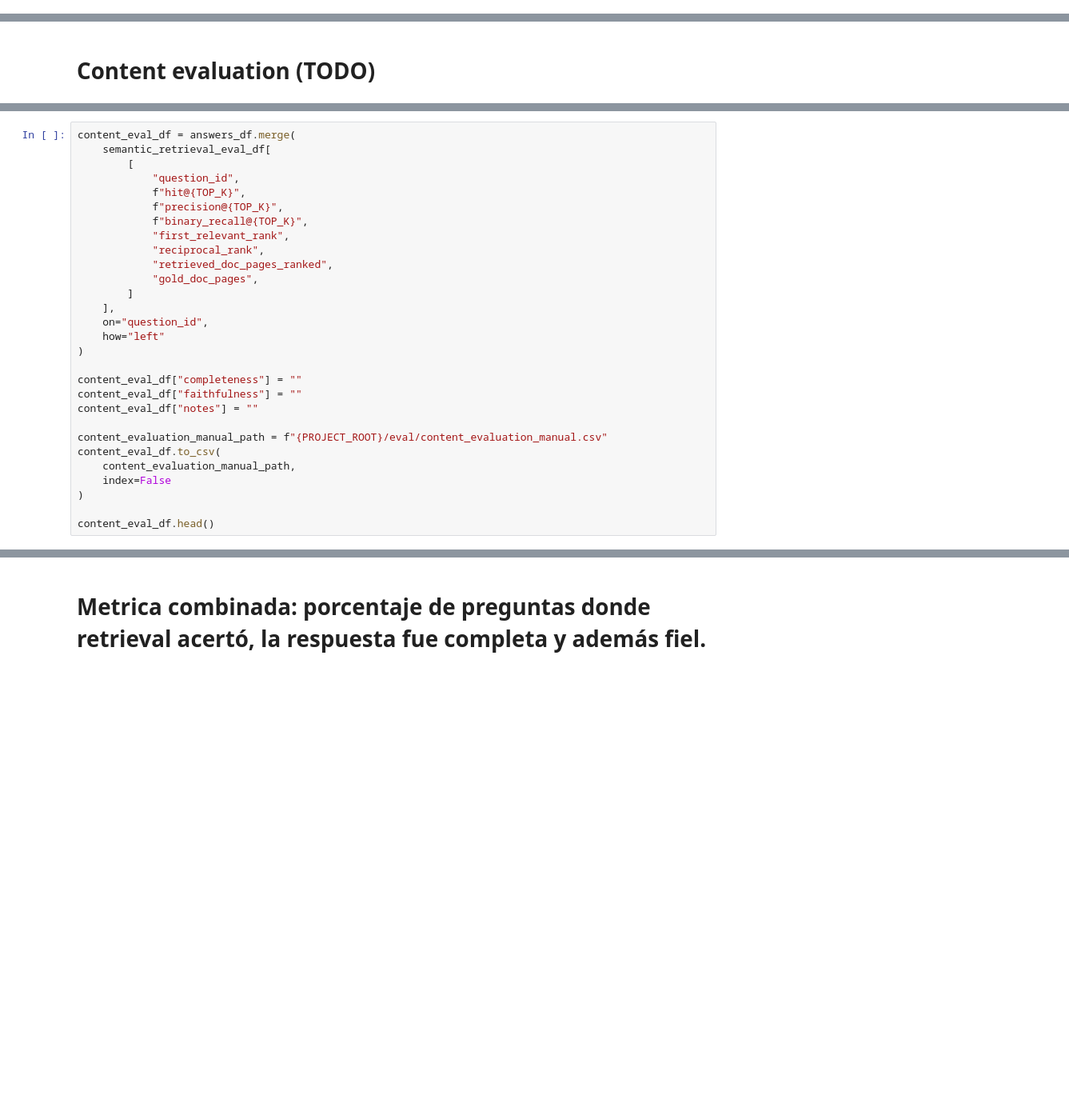
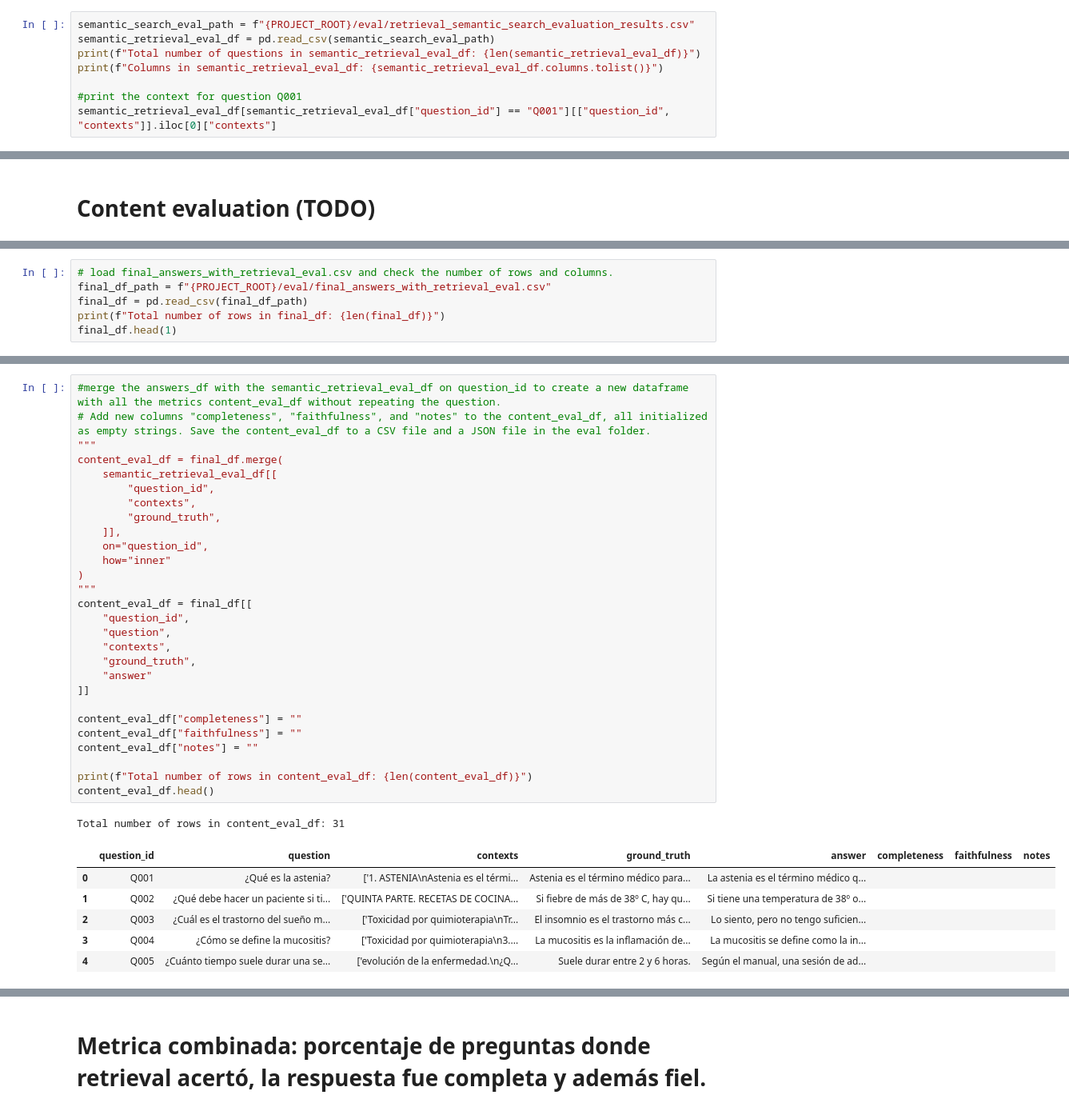
Before and after one commit to MamenCortes/RAGChatBot, a Jupyter notebook: notebooks/RAG-evaluation.ipynb, the cells around one changed output, grey strips where cells are left out. Shown at 80% size. Drawn from its saved outputs; the diff is of its cells as text; blank space fills up the shorter version.

```diff
--- a/notebooks/RAG-evaluation.ipynb
+++ b/notebooks/RAG-evaluation.ipynb
@@ -348,3 +395,11 @@ semantic_retrieval_eval_df.to_csv( semantic_search_eval_path,
     index=False
 )
 semantic_retrieval_metrics_df.to_csv( f"{PROJECT_ROOT}/eval/retrieval_semantic_search_evaluation_metrics.csv", index=False)
+# %%
+semantic_search_eval_path = f"{PROJECT_ROOT}/eval/retrieval_semantic_search_evaluation_results.csv"
+semantic_retrieval_eval_df = pd.read_csv(semantic_search_eval_path)
+print(f"Total number of questions in semantic_retrieval_eval_df: {len(semantic_retrieval_eval_df)}")
+print(f"Columns in semantic_retrieval_eval_df: {semantic_retrieval_eval_df.columns.tolist()}")
+
+#print the context for question Q001
+semantic_retrieval_eval_df[semantic_retrieval_eval_df["question_id"] == "Q001"][["question_id", "contexts"]].iloc[0]["contexts"]
@@ -857,0 +977,6 @@ faithfulness:
+# %%
+# load final_answers_with_retrieval_eval.csv and check the number of rows and columns.
+final_df_path = f"{PROJECT_ROOT}/eval/final_answers_with_retrieval_eval.csv"
+final_df = pd.read_csv(final_df_path)
+print(f"Total number of rows in final_df: {len(final_df)}")
+final_df.head(1)
@@ -858,29 +987,36 @@ faithfulness:
 # %%
-content_eval_df = answers_df.merge(
-    semantic_retrieval_eval_df[
-        [
-            "question_id",
-            f"hit@{TOP_K}",
-            f"precision@{TOP_K}",
-            f"binary_recall@{TOP_K}",
-            "first_relevant_rank",
-            "reciprocal_rank",
-            "retrieved_doc_pages_ranked",
-            "gold_doc_pages",
-        ]
-    ],
+#merge the answers_df with the semantic_retrieval_eval_df on question_id to create a new dataframe with all the metrics content_eval_df without repeating the question.
+# Add new columns "completeness", "faithfulness", and "notes" to the content_eval_df, all initialized as empty strings. Save the content_eval_df to a CSV file and a JSON file in the eval folder.
+"""
+content_eval_df = final_df.merge(
+    semantic_retrieval_eval_df[[
+        "question_id",
+        "contexts",
+        "ground_truth",
+    ]],
     on="question_id",
-    how="left"
+    how="inner"
 )
+"""
+content_eval_df = final_df[[
+    "question_id",
+    "question",
+    "contexts",
+    "ground_truth",
+    "answer"
+]]
 
 content_eval_df["completeness"] = ""
 content_eval_df["faithfulness"] = ""
 content_eval_df["notes"] = ""
 
-content_evaluation_manual_path = f"{PROJECT_ROOT}/eval/content_evaluation_manual.csv"
-content_eval_df.to_csv(
-    content_evaluation_manual_path,
-    index=False
-)
-
+print(f"Total number of rows in content_eval_df: {len(content_eval_df)}")
 content_eval_df.head()
+# %% [output]
+Total number of rows in content_eval_df: 31
+|  | question_id | question | contexts | ground_truth | answer | completeness | faithfulness | notes |
+| 0 | Q001 | ¿Qué es la astenia? | ['1. ASTENIA\nAstenia es el térmi... | Astenia es el término médico para... | La astenia es el término médico q... |  |  |  |
+| 1 | Q002 | ¿Qué debe hacer un paciente si ti... | ['QUINTA PARTE. RECETAS DE COCINA... | Si fiebre de más de 38º C, hay qu... | Si tiene una temperatura de 38º o... |  |  |  |
+| 2 | Q003 | ¿Cuál es el trastorno del sueño m... | ['Toxicidad por quimioterapia\nTr... | El insomnio es el trastorno más c... | Lo siento, pero no tengo suficien... |  |  |  |
+| 3 | Q004 | ¿Cómo se define la mucositis? | ['Toxicidad por quimioterapia\n3.... | La mucositis es la inflamación de... | La mucositis se define como la in... |  |  |  |
+| 4 | Q005 | ¿Cuánto tiempo suele durar una se... | ['evolución de la enfermedad.\n¿Q... | Suele durar entre 2 y 6 horas. | Según el manual, una sesión de ad... |  |  |  |
```
Also changed, not shown: parts of 45 cells of this notebook, 23 other files.
